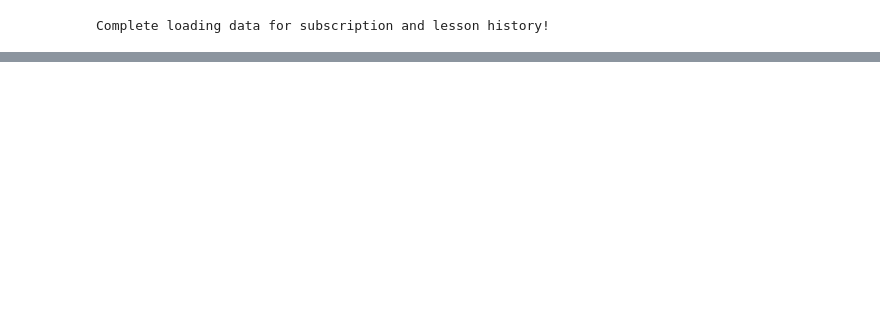
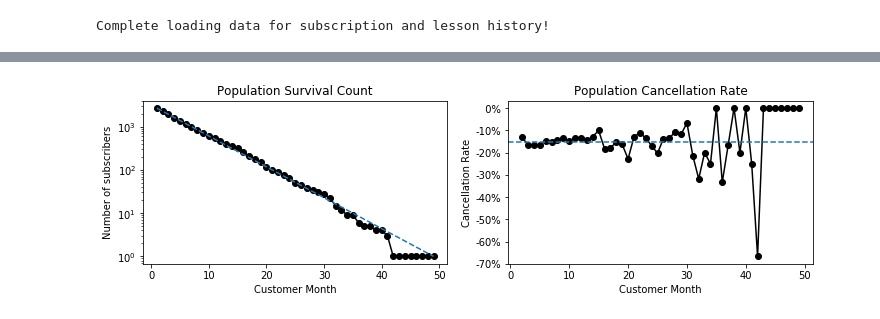
Before and after one commit to vicaws/Whizz, a Jupyter notebook: Code/Churn/Churn/NB_SurvivalAnalysis.ipynb, the cells around one changed output, grey strips where cells are left out. Saved outputs shown, nothing was run; the diff lists cells and outputs as text; code cells hidden in the pictures; blank space fills up the shorter version.

Commit message:
add new survival analysis according to Andy

```diff
--- a/Code/Churn/Churn/NB_SurvivalAnalysis.ipynb
+++ b/Code/Churn/Churn/NB_SurvivalAnalysis.ipynb
@@ -43,0 +47,10 @@ utility.plotlib.survival(survival_counts, cfg)
+# %%
+cutoff_date = pd.to_datetime(cfg.CUTOFF_DATE)
+first_date_impFromData = df_subspt.subscription_start_date.min()
+
+rm_annual = True
+configuration = cfg
+
+pupils_toBeRemoved = utility.df.filter_subspt_data(df_subspt, first_date_impFromData, cutoff_date, rm_annual)
+df_subspt1 = df_subspt[~df_subspt.pupilId.isin(pupils_toBeRemoved)]
+df_subspt1 = utility.df.compute_customer_month(df_subspt1, cfg)
@@ -43,0 +69,5 @@ utility.plotlib.survival(survival_counts, cfg)
+# %%
+# Population
+utility.plotlib.survival_customer_month(df_subspt1, cfg)
+# %% [output]
+[figure, added]
```
Also changed, not shown: parts of 7 cells of this notebook, 3 other files.
